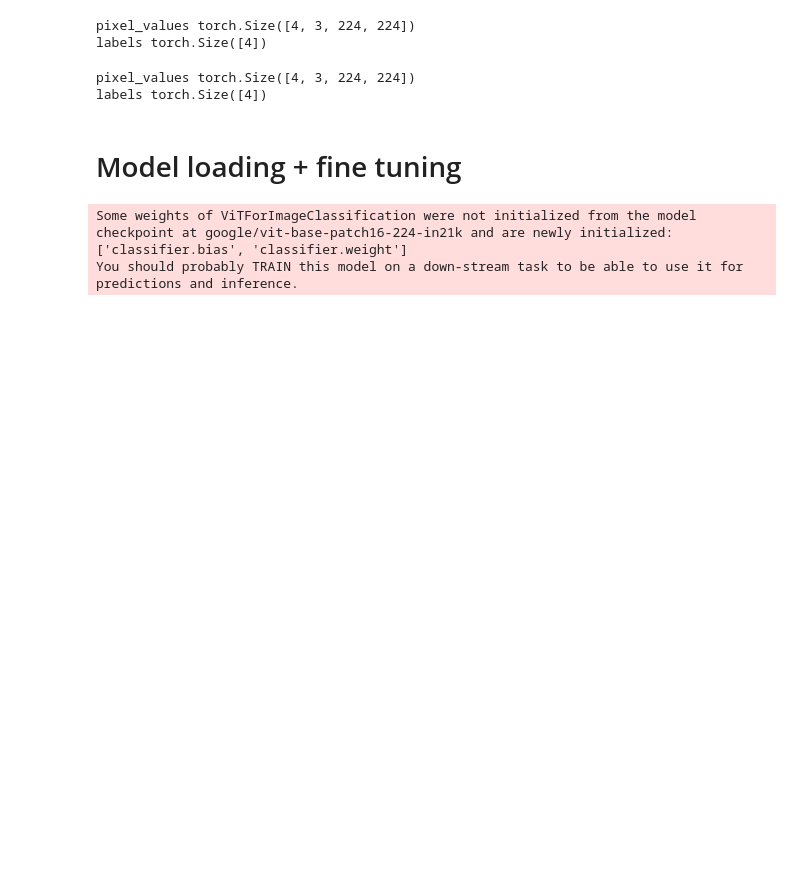
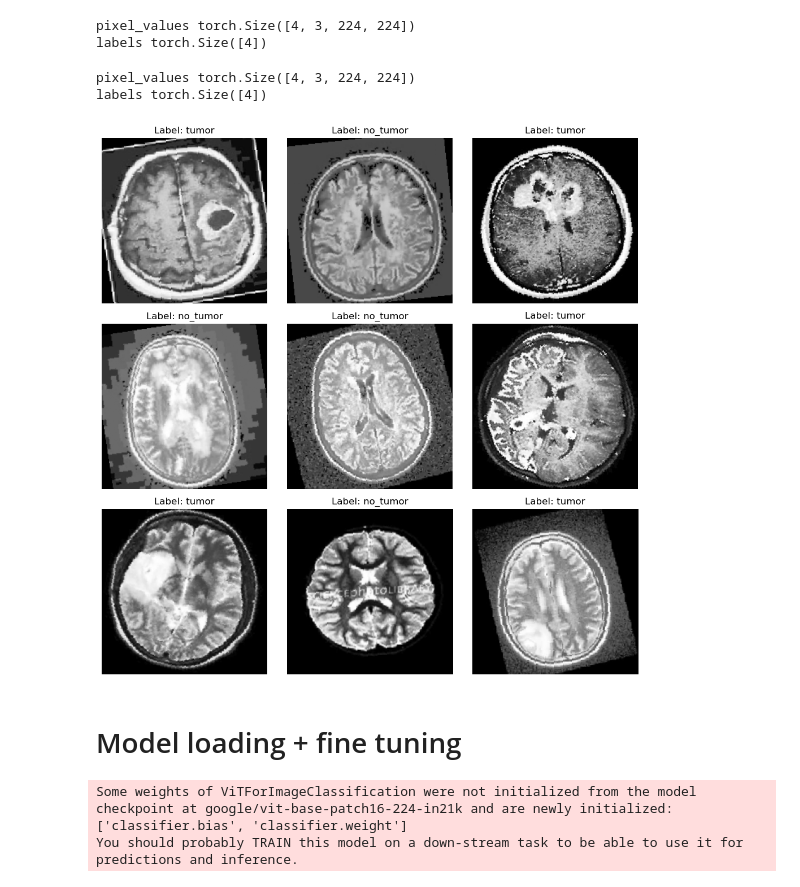
Before and after one commit to tkvngan/DeepLearning_for_BrainTumorDetection, a Jupyter notebook: notebooks/ByteBard8/sota_ViT.ipynb, the cells around one changed output. Drawn from its saved outputs; the diff is of its cells as text; code cells hidden in the pictures; blank space fills up the shorter version.

```diff
--- a/notebooks/ByteBard8/sota_ViT.ipynb
+++ b/notebooks/ByteBard8/sota_ViT.ipynb
@@ -163,6 +166,17 @@ for k,v in batch.items():
 # %% [output]
 pixel_values torch.Size([4, 3, 224, 224])
 labels torch.Size([4])
+# %%
+# Display the first image from the training dataset
+fig, axes = plt.subplots(3, 3, figsize=(10, 10))
+for i, ax in enumerate(axes.flat):
+    ax.imshow((train_images[i].transpose(1, 2, 0) * 0.5 + 0.5))  # Denormalize and convert from (C, H, W) to (H, W, C)
+    ax.set_title(f"Label: {id2label[train_labels[i]]}")
+    ax.axis('off')
+plt.tight_layout()
+plt.show()
+# %% [output]
+[figure, added]
 # %% [markdown]
 # Model loading + fine tuning
 # %%
```
Also changed, not shown: parts of 11 cells of this notebook.
